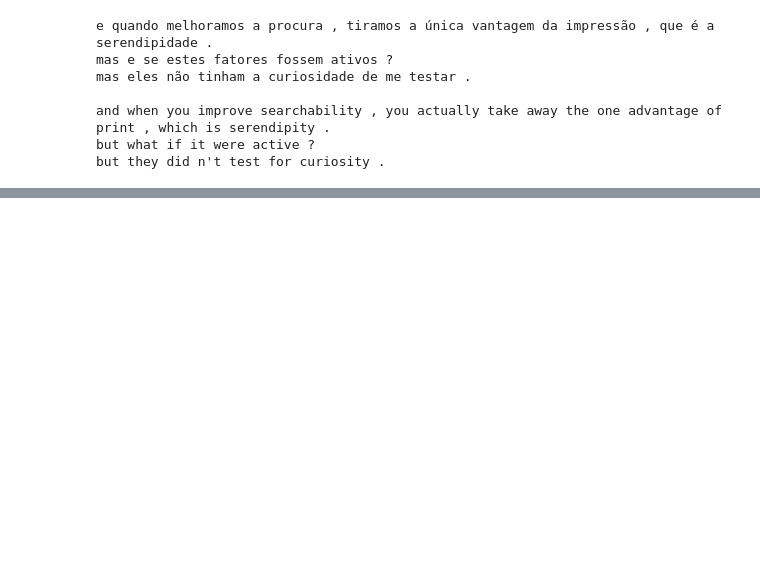
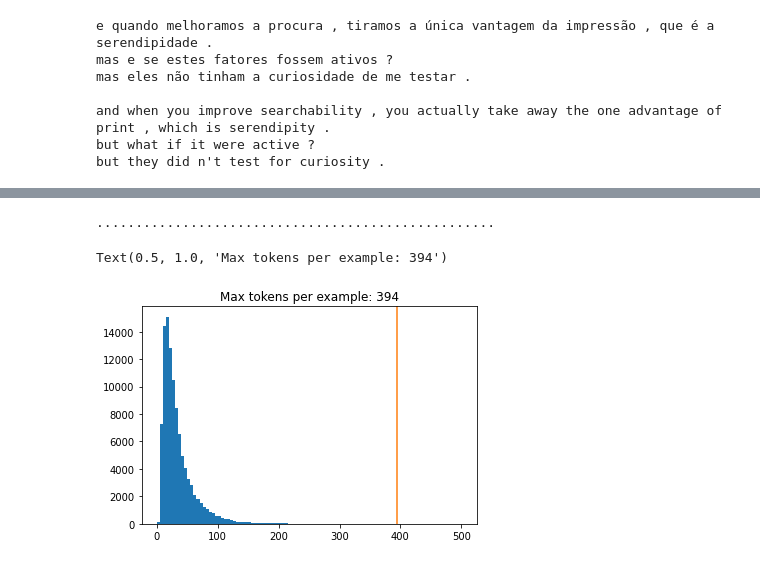
Before and after one commit to jiaweim/machine-learning-n, a Jupyter notebook: src/transformer.ipynb, the cells around one changed output, grey strips where cells are left out. Cells and saved outputs as stored; diff of their text form; code cells hidden in the pictures; blank space fills up the shorter version.

```diff
--- a/src/transformer.ipynb
+++ b/src/transformer.ipynb
@@ -37,3 +33,12 @@ mas eles não tinham a curiosidade de me testar .
 and when you improve searchability , you actually take away the one advantage of print , which is serendipity .
 but what if it were active ?
 but they did n't test for curiosity .
+# %%
+model_name = "ted_hrlr_translate_pt_en_converter"
+tf.keras.utils.get_file(
+    f"{model_name}.zip",
+    f"https://storage.googleapis.com/download.tensorflow.org/models/{model_name}.zip",
+    cache_dir=".",
+    cache_subdir="",
+    extract=True,
+)
@@ -39,0 +49,2 @@ but they did n't test for curiosity .
+# %%
+tokenizers = tf.saved_model.load(model_name)
@@ -39,0 +98,23 @@ but they did n't test for curiosity .
+# %%
+lengths = []
+
+for pt_examples, en_examples in train_examples.batch(1024):
+    pt_tokens = tokenizers.en.tokenize(pt_examples)
+    lengths.append(pt_tokens.row_lengths())
+
+    en_tokens = tokenizers.en.tokenize(en_examples)
+    lengths.append(en_tokens.row_lengths())
+    print(".", end="", flush=True)
+# %% [output]
+...................................................
+# %%
+all_lengths = np.concatenate(lengths)
+
+plt.hist(all_lengths, np.linspace(0, 500, 101))
+plt.ylim(plt.ylim())
+max_length = max(all_lengths)
+plt.plot([max_length, max_length], plt.ylim())
+plt.title(f"Max tokens per example: {max_length}")
+# %% [output]
+Text(0.5, 1.0, 'Max tokens per example: 394')
+[figure, added]
```
Also changed, not shown: parts of 19 cells of this notebook, 57 other files.
